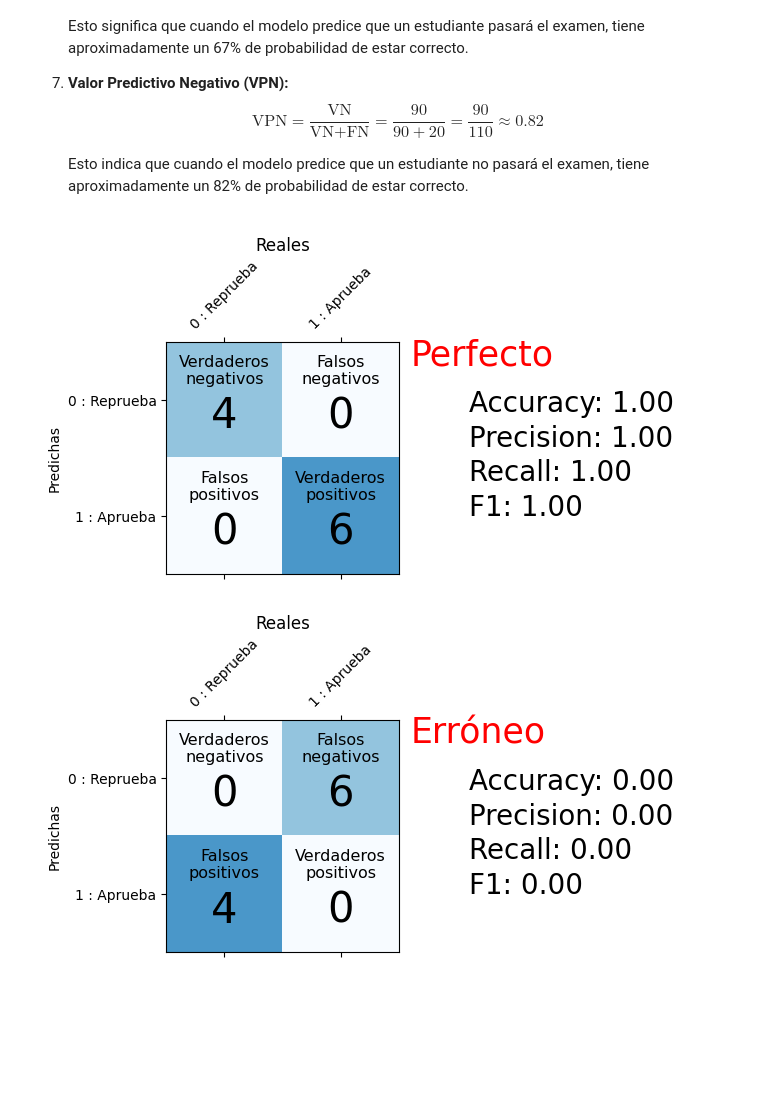
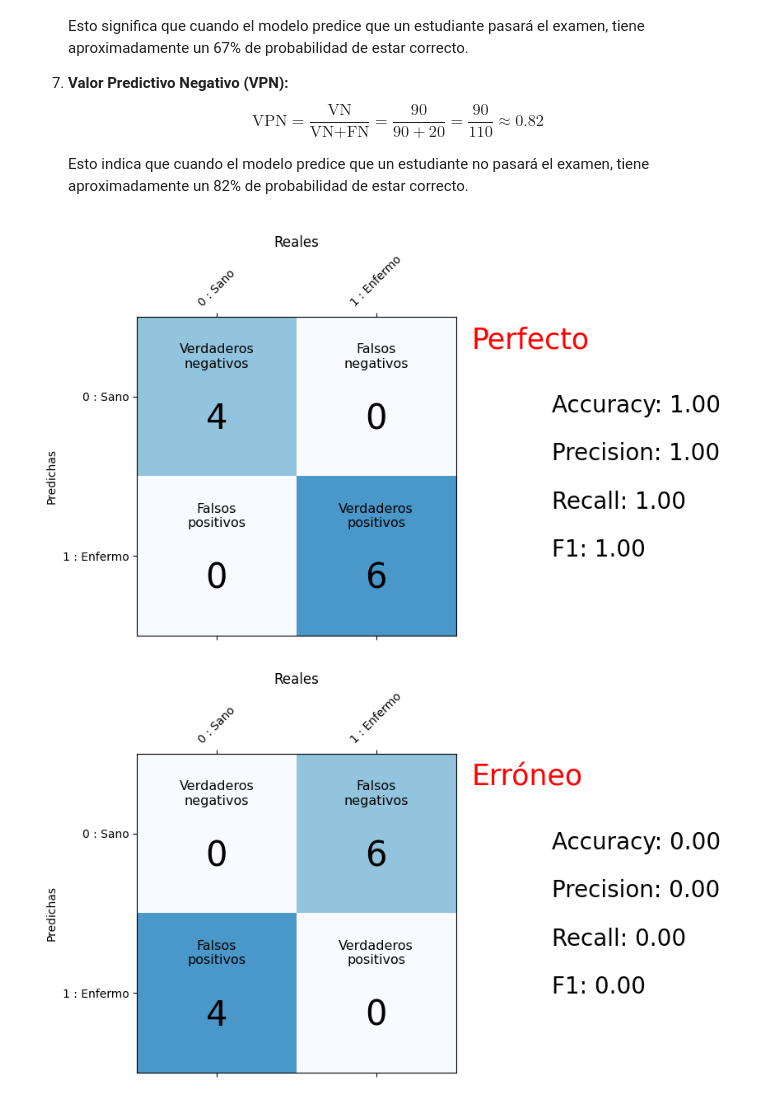
Before and after one commit to jserrataylor/cursoAI, a Jupyter notebook: Metricas_de_Clasificadores.ipynb, the cells around one changed output. Saved outputs shown, nothing was run; the diff lists cells and outputs as text; code cells hidden in the pictures; blank space fills up the shorter version.

```diff
--- a/Metricas_de_Clasificadores.ipynb
+++ b/Metricas_de_Clasificadores.ipynb
@@ -200,87 +200,63 @@ Ahora, calcularemos las métricas clave:
 # %%
 import matplotlib.pyplot as plt
 import pandas as pd
-from sklearn.metrics import confusion_matrix
-from sklearn.metrics import accuracy_score
-from sklearn.metrics import precision_score
-from sklearn.metrics import recall_score
-from sklearn.metrics import f1_score
+from sklearn.metrics import confusion_matrix, accuracy_score, precision_score, recall_score, f1_score
 
-# Dominio del Ejemplo - Calificaciones en Exámenes
-#
-# 0 : Reprueba      40% Reprueba
-# 1 : Aprueba       60% Aprueba
+# Dominio del Ejemplo - Diagnóstico de enfermedades
+# 0 : No tiene la enfermedad      40% No tiene la enfermedad
+# 1 : Tiene la enfermedad         60% Tiene la enfermedad
 
 def metricas(clases_reales, clases_predichas):
     """ Calcular las métricas utilizando sklearn """
     matriz = confusion_matrix(clases_reales, clases_predichas)
     accuracy = accuracy_score(clases_reales, clases_predichas)
     precision = precision_score(clases_reales, clases_predichas)
     recall = recall_score(clases_reales, clases_predichas)
     f1 = f1_score(clases_reales, clases_predichas)
     return matriz, accuracy, precision, recall, f1
 
 def visualiza_metricas(clases_reales, clases_predichas, titulo):
     """ Visualiza la matriz de confusión y métricas """
+    matriz, accuracy, precision, recall, f1 = metricas(clases_reales, clases_predichas)
 
-    #Código para calcular las métricas y matriz de confusión
-
-    matriz, accuracy, precision, recall, f1 = \
-                    metricas(clases_reales, clases_predichas)
-
-    #Código de matplotlib para graficar
-    plt.figure(figsize=(3, 3))
-    matriz = pd.DataFrame(matriz,
-                          columns=["0 : Reprueba", "1 : Aprueba"])
-    plt.matshow(matriz, cmap="Blues", vmin=0, vmax=10, fignum=1)
+    # Código de matplotlib para graficar
+    plt.figure(figsize=(5, 5))
+    matriz_df = pd.DataFrame(matriz, columns=["0 : Sano", "1 : Enfermo"])
+    plt.matshow(matriz_df, cmap="Blues", vmin=0, vmax=10, fignum=1)
     plt.title("Reales")
     plt.ylabel("Predichas")
-    plt.xticks(range(len(matriz.columns)), matriz.columns, rotation=45)
-    plt.yticks(range(len(matriz.columns)), matriz.columns)
+    plt.xticks(range(len(matriz_df.columns)), matriz_df.columns, rotation=45)
+    plt.yticks(range(len(matriz_df.columns)), matriz_df.columns)
     etiquetas = (("Verdaderos\nnegativos", "Falsos\npositivos"),
                  ("Falsos\nnegativos", "Verdaderos\npositivos"))
-    for i in range(len(matriz.columns)):
-        for j in range(len(matriz.columns)):
-            plt.text(i, j + 0.14, str(matriz.iloc[i, j]),
+    for i in range(len(matriz_df.columns)):
+        for j in range(len(matriz_df.columns)):
+            plt.text(i, j + 0.14, str(matriz_df.iloc[i, j]),
                      fontsize=30, ha="center", va="center")
             plt.text(i, j - 0.25, etiquetas[i][j],
                      fontsize=11.5, ha="center", va="center")
     plt.text(1.60, -0.30, titulo, fontsize=25, c="red")
     plt.text(2.1, 0.10, "Accuracy: %0.2f" % accuracy, fontsize=20)
     plt.text(2.1, 0.40, "Precision: %0.2f" % precision, fontsize=20)
     plt.text(2.1, 0.70, "Recall: %0.2f" % recall, fontsize=20)
     plt.text(2.1, 1.00, "F1: %0.2f" % f1, fontsize=20)
     plt.show()
-    print("\n" * 10)
 
-print("\n" * 10)
-
-# Dominio del Ejemplo - Calificaciones en Exámenes
-#
-# 0 : Reprueba      40% Reprueba
-# 1 : Aprueba       60% Aprueba
-
+# Conjunto de datos de ejemplo
 clases_reales = [0, 0, 0, 0, 1, 1, 1, 1, 1, 1]
 
-# Clasificador perfecto
-clases_predichas = [0, 0, 0, 0, 1, 1, 1, 1, 1, 1]
-visualiza_metricas(clases_reales, clases_predichas, "Perfecto")
+# Clasificadores
+clasificadores = {
+    "Perfecto": [0, 0, 0, 0, 1, 1, 1, 1, 1, 1],
+    "Erróneo": [1, 1, 1, 1, 0, 0, 0, 0, 0, 0],
+    "Indeciso": [1, 1, 0, 0, 0, 0, 0, 1, 1, 1],
+    "Diagnóstico Conservador": [0, 0, 0, 0, 0, 0, 0, 0, 0, 0],
+    "Diagnóstico Liberal": [1, 1, 1, 1, 1, 1, 1, 1, 1, 1]
+}
 
-# Clasificador totalmente erróneo
-clases_predichas = [1, 1, 1, 1, 0, 0, 0, 0, 0, 0]
-visualiza_metricas(clases_reales, clases_predichas, "Erróneo")
-
-# Clasificador indeciso
-clases_predichas = [1, 1, 0, 0, 0, 0, 0, 1, 1, 1]
-visualiza_metricas(clases_reales, clases_predichas, "Indeciso")
-
-# Clasificador reprobador
-clases_predichas = [0, 0, 0, 0, 0, 0, 0, 0, 0, 0]
-visualiza_metricas(clases_reales, clases_predichas, "Reprobador")
-
-# Clasificador pasador
-clases_predichas = [1, 1, 1, 1, 1, 1, 1, 1, 1, 1]
-visualiza_metricas(clases_reales, clases_predichas, "Pasador")
+# Visualizaciones para cada clasificador
+for nombre, predicciones in clasificadores.items():
+    visualiza_metricas(clases_reales, predicciones, nombre)
 # %% [output]
-[figure, old version]
+[figure, new version]
-[figure, old version]
+[figure, new version]
```
Also changed, not shown: parts of 1 cell of this notebook.
